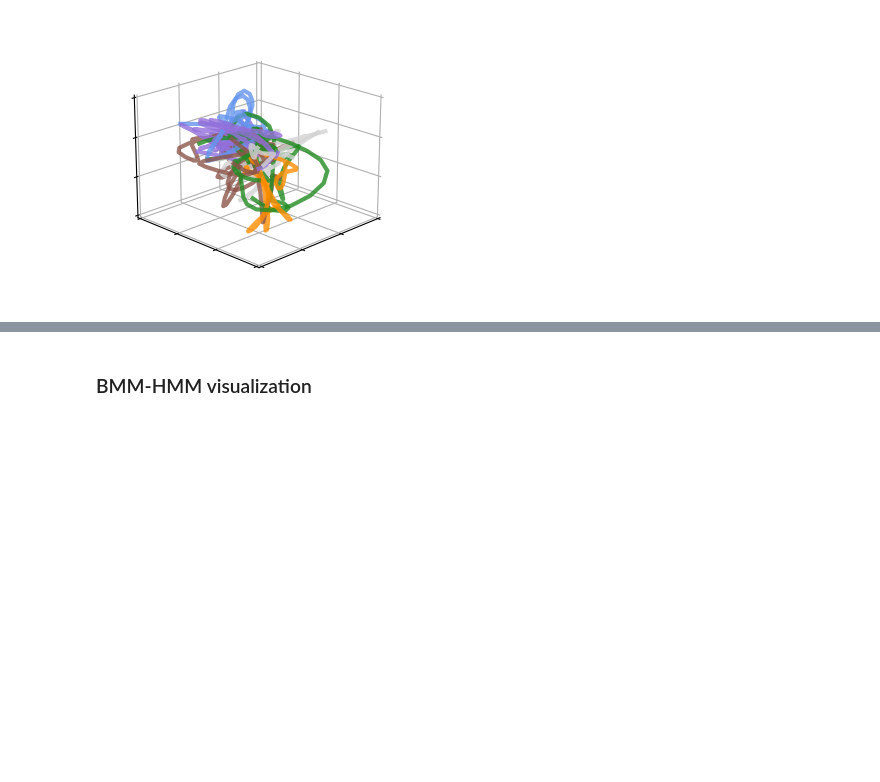
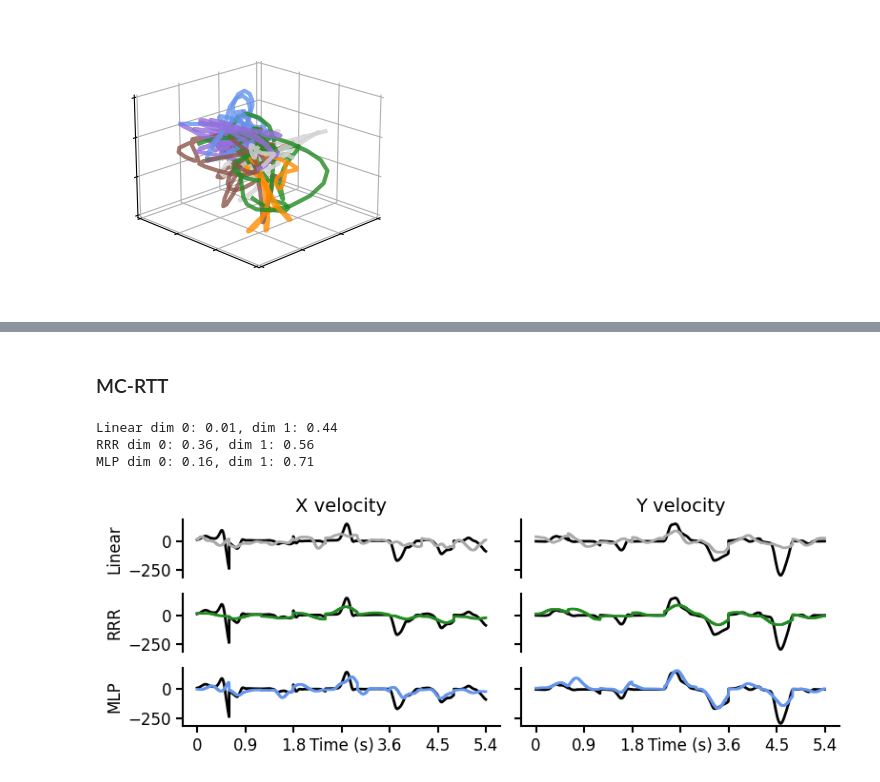
Before and after one commit to yzhang511/neural_decoding, a Jupyter notebook: notebooks/visualize_latents_bmm_hmm.ipynb, the cells around one changed output, grey strips where cells are left out. Cells and saved outputs as stored; diff of their text form; code cells hidden in the pictures; blank space fills up the shorter version.

```diff
--- a/notebooks/visualize_latents_bmm_hmm.ipynb
+++ b/notebooks/visualize_latents_bmm_hmm.ipynb
@@ -278,2 +276,78 @@ plt.show()
-# %% [markdown]
-### BMM-HMM visualization
+# %% [markdown]
+### MC-RTT
+# %%
+behave_dict = {}
+for method in ['linear', 'reduced_rank', 'mlp']:
+    behave_dict[method] = {}
+    gt, pred = [], []
+    for dim in [0, 1]:
+        test_1ms = np.load("/burg/stats/users/yz4123/Downloads/nlb-rtt/test_1ms.npy", allow_pickle=True).item()
+        data = np.load(f"/burg/stats/users/yz4123/Downloads/results/nlb-rtt/finger_vel_dim_{dim}/{method}/all/nlb-rtt_binSize20.npy", allow_pickle=True).item()
+        gt.append(test_1ms["finger_vel"][...,dim].reshape(-1, 600, 1))
+        pred.append(data["test_pred"].reshape(-1, 600, 1))
+    behave_dict[method]["gt"] = np.concatenate(gt, axis=-1)
+    behave_dict[method]["pred"] = np.concatenate(pred, axis=-1)
+# %%
+from sklearn.metrics import r2_score
+
+COLORS = ['darkgray', 'forestgreen', 'cornflowerblue']
+
+METHOD_NAME = {"linear": "Linear", "reduced_rank": "RRR", "mlp": "MLP"}
+
+x_start_time = 1800
+x_end_time = x_start_time + 5400
+
+y_start_time = 3000
+y_end_time = y_start_time + 5400
+
+fig, axs = plt.subplots(3, 2, sharex=False, sharey=True, figsize=(8, 3.))
+
+for i, method in enumerate(['linear', 'reduced_rank', 'mlp']):
+
+    gt_dim_0 = behave_dict[method]["gt"][...,0].flatten()[x_start_time:x_end_time]
+    gt_dim_1 = behave_dict[method]["gt"][...,1].flatten()[y_start_time:y_end_time]
+    pred_dim_0 = behave_dict[method]["pred"][...,0].flatten()[x_start_time:x_end_time]
+    pred_dim_1 = behave_dict[method]["pred"][...,1].flatten()[y_start_time:y_end_time]
+
+    print(f"{METHOD_NAME[method]} dim 0: {r2_score(gt_dim_0, pred_dim_0):.2f}, dim 1: {r2_score(gt_dim_1, pred_dim_1):.2f}")
+
+    axs[i][0].plot(behave_dict[method]["gt"][...,0].flatten()[x_start_time:x_end_time], color="k", linewidth=2)
+    axs[i][1].plot(behave_dict[method]["gt"][...,1].flatten()[y_start_time:y_end_time], color="k", linewidth=2)
+    axs[i][0].plot(behave_dict[method]["pred"][...,0].flatten()[x_start_time:x_end_time], color=COLORS[i], linewidth=2)
+    axs[i][1].plot(behave_dict[method]["pred"][...,1].flatten()[y_start_time:y_end_time], color=COLORS[i], linewidth=2)
+    axs[i][0].set_ylabel(METHOD_NAME[method], fontsize=12)
+
+    # Remove top and right spines for both subplots in this row
+    for j in range(2):
+
+        for spine in axs[i][j].spines.values():
+            spine.set_linewidth(1.5)
+            axs[i][j].tick_params(axis='x', width=1.5, length=5)
+            axs[i][j].tick_params(axis='y', width=1.5, length=5)
+
+        axs[i][j].spines['top'].set_visible(False)
+        axs[i][j].spines['right'].set_visible(False)
+
+        axs[i][j].set_xticks([0, 900, 1800, 2700, 3600, 4500, 5400])
+        axs[i][j].set_xticklabels(
+            ["0", "0.9", "1.8", "Time (s)", "3.6", "4.5", "5.4"], fontsize=12
+        )
+
+        # Remove bottom spine except for the last row
+        if i < 2:  # For all rows except the last one
+            axs[i][j].spines['bottom'].set_visible(False)
+            axs[i][j].set_xticks([])  # Remove x-axis ticks
+            axs[i][j].set_xticklabels([])
+
+        axs[i][j].tick_params(axis='y', labelsize=12)
+axs[0][0].set_title('X velocity', fontsize=14)
+axs[0][1].set_title('Y velocity', fontsize=14)
+
+plt.tight_layout()
+plt.savefig('/burg/stats/users/yz4123/neural_decoding/notebooks/figs/mc_rtt_finger_vel.png', dpi=400)
+plt.show()
+# %% [output]
+Linear dim 0: 0.01, dim 1: 0.44
+RRR dim 0: 0.36, dim 1: 0.56
+MLP dim 0: 0.16, dim 1: 0.71
+[figure, added]
```
Also changed, not shown: parts of 1 cell of this notebook, 1 other file.
